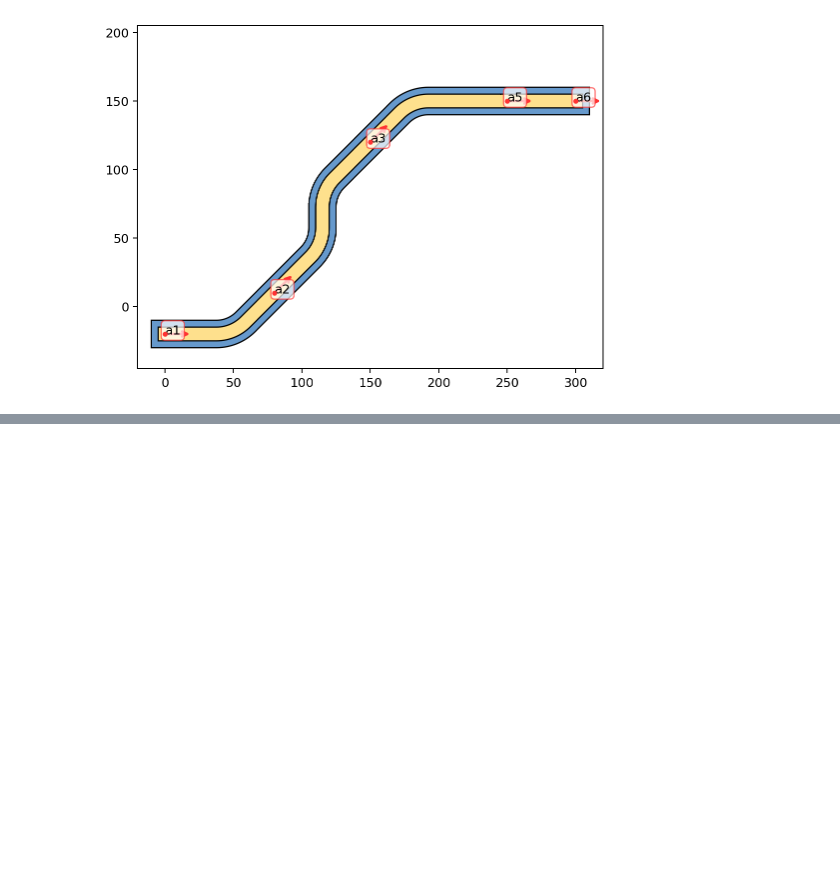
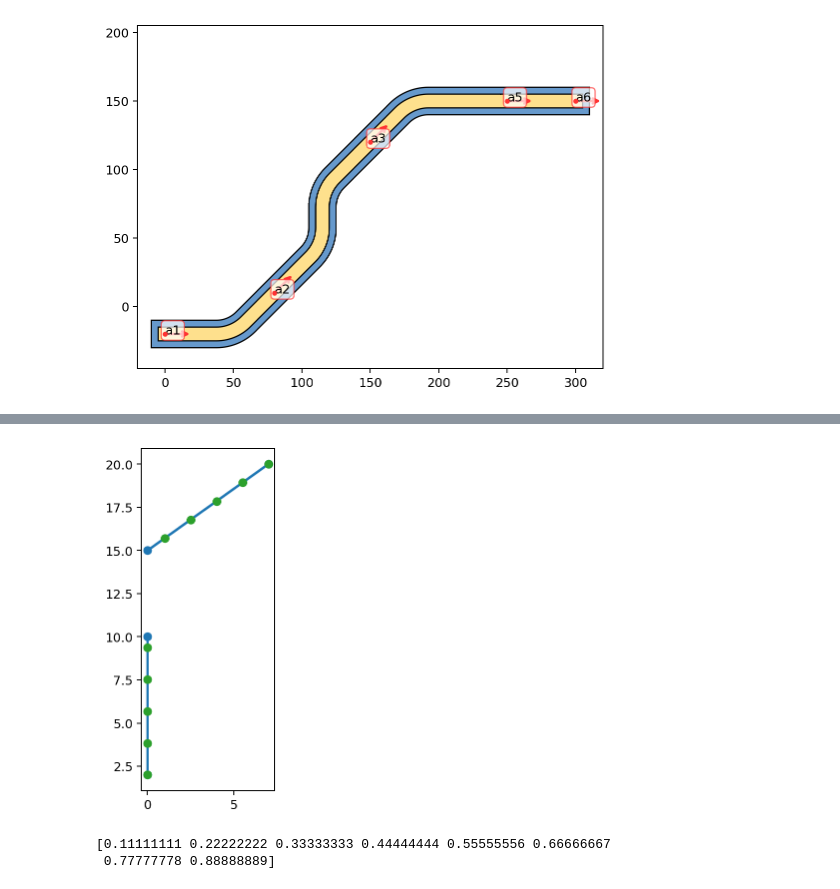
Before and after one commit to eeroqlab/zeroheliumkit, a Jupyter notebook: dev/anchors_test.ipynb, the cells around one changed output, grey strips where cells are left out. Drawn from its saved outputs; the diff is of its cells as text; code cells hidden in the pictures; blank space fills up the shorter version.

```diff
--- a/dev/anchors_test.ipynb
+++ b/dev/anchors_test.ipynb
@@ -235,0 +260,16 @@ plt.show()
+# %%
+
+fig = plt.figure(1, figsize=SIZE, dpi=90)
+ax = fig.add_subplot(111)
+plot_line(line, ax=ax)
+plot_points(MultiPoint(pts), ax=ax, color="C2")
+plt.gca().set_aspect('equal')
+plt.show()
+# %% [output]
+[figure, added]
+# %%
+tt = np.linspace(0, 1, num=10)
+print(tt[1:-1])
+# %% [output]
+[0.11111111 0.22222222 0.33333333 0.44444444 0.55555556 0.66666667
+ 0.77777778 0.88888889]
```
Also changed, not shown: parts of 5 cells of this notebook, 1 other file.
